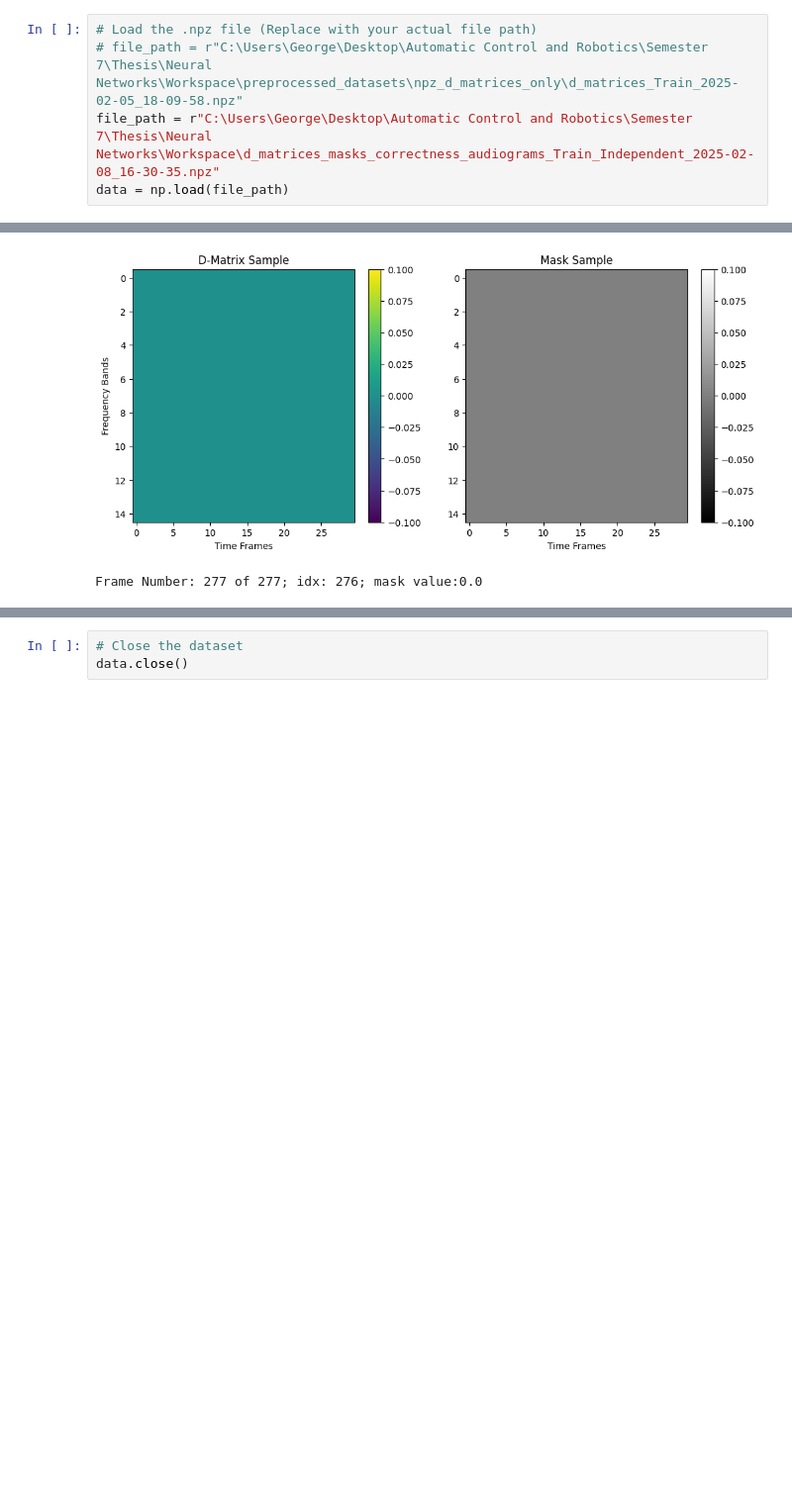
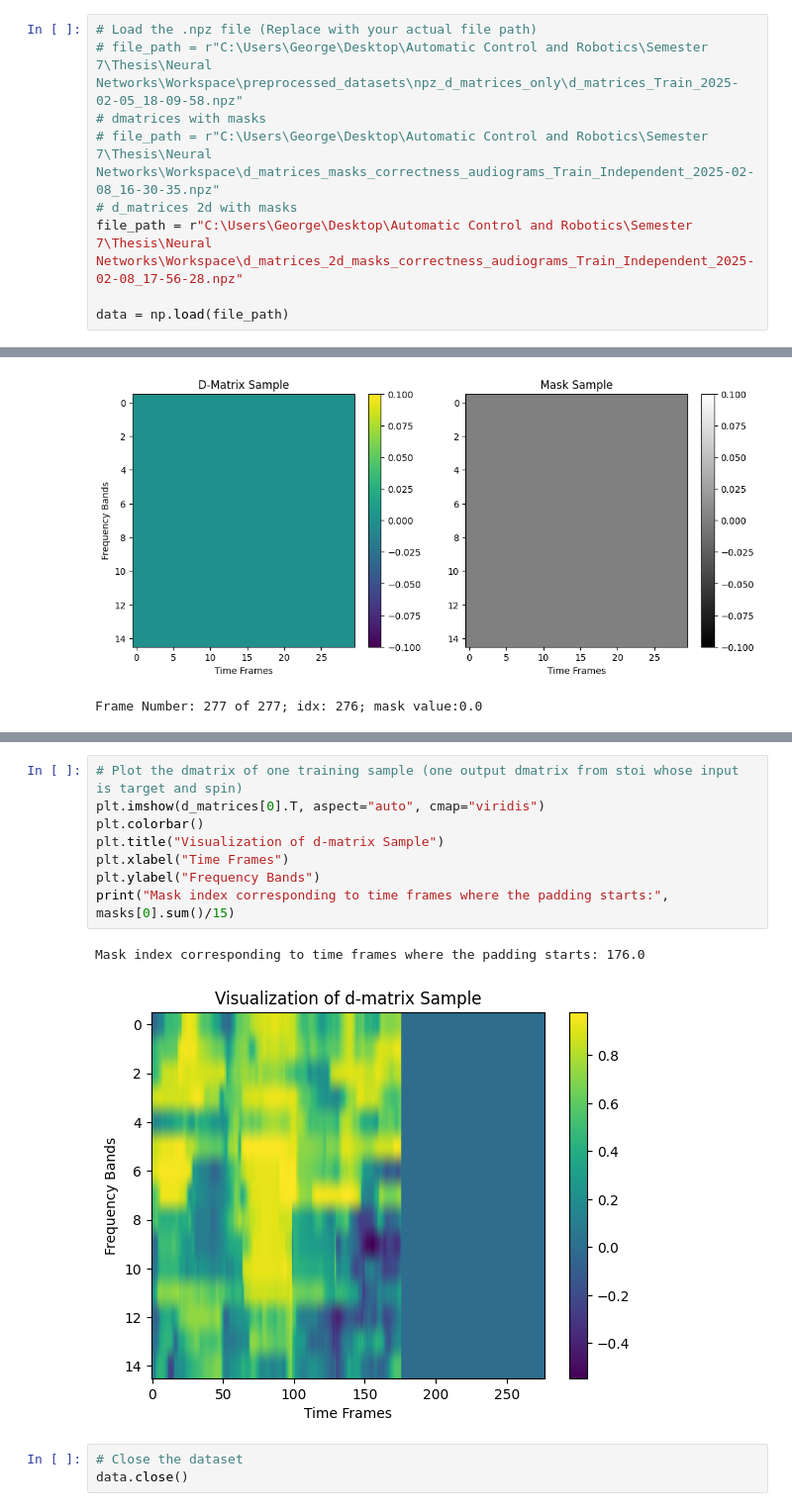
Before and after one commit to George-P-1/Speech_Intelligibility_with_Neural_Networks, a Jupyter notebook: utils/load_npz_file.ipynb, the cells around one changed output, grey strips where cells are left out. Shown at 99% size. Cells and saved outputs as stored; diff of their text form; blank space fills up the shorter version.

Commit message:
reducing dmatrix from 3d to 2d, updated other scripts accordingly
3d to 2d by summing the time axis of 30 elements
updated utils script

```diff
--- a/utils/load_npz_file.ipynb
+++ b/utils/load_npz_file.ipynb
@@ -89,7 +107,11 @@ Shape of audiograms: (3580, 16)
 # %%
 # Load the .npz file (Replace with your actual file path)
 # file_path = r"C:\Users\George\Desktop\Automatic Control and Robotics\Semester 7\Thesis\Neural Networks\Workspace\preprocessed_datasets\npz_d_matrices_only\d_matrices_Train_2025-02-05_18-09-58.npz"
-file_path = r"C:\Users\George\Desktop\Automatic Control and Robotics\Semester 7\Thesis\Neural Networks\Workspace\d_matrices_masks_correctness_audiograms_Train_Independent_2025-02-08_16-30-35.npz"
+# dmatrices with masks
+# file_path = r"C:\Users\George\Desktop\Automatic Control and Robotics\Semester 7\Thesis\Neural Networks\Workspace\d_matrices_masks_correctness_audiograms_Train_Independent_2025-02-08_16-30-35.npz"
+# d_matrices 2d with masks
+file_path = r"C:\Users\George\Desktop\Automatic Control and Robotics\Semester 7\Thesis\Neural Networks\Workspace\d_matrices_2d_masks_correctness_audiograms_Train_Independent_2025-02-08_17-56-28.npz"
+
 data = np.load(file_path)
 # %%
 # List all keys inside the .npz file
@@ -250,3 +299,14 @@ Frame Number: 277 of 277; idx: 276; mask value:0.0
+# %%
+# Plot the dmatrix of one training sample (one output dmatrix from stoi whose input is target and spin)
+plt.imshow(d_matrices[0].T, aspect="auto", cmap="viridis")
+plt.colorbar()
+plt.title("Visualization of d-matrix Sample")
+plt.xlabel("Time Frames")
+plt.ylabel("Frequency Bands")
+print("Mask index corresponding to time frames where the padding starts:", masks[0].sum()/15)
+# %% [output]
+Mask index corresponding to time frames where the padding starts: 176.0
+[figure, added]
 # %%
 # Close the dataset
 data.close()
```
Also changed, not shown: parts of 16 cells of this notebook, 5 other files.
